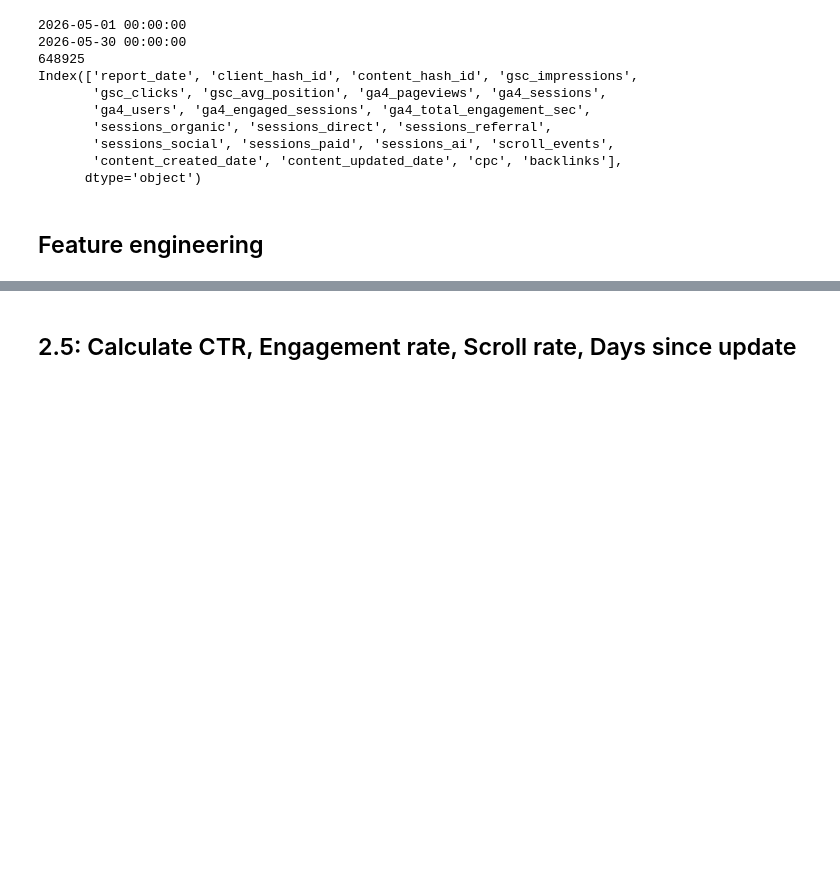
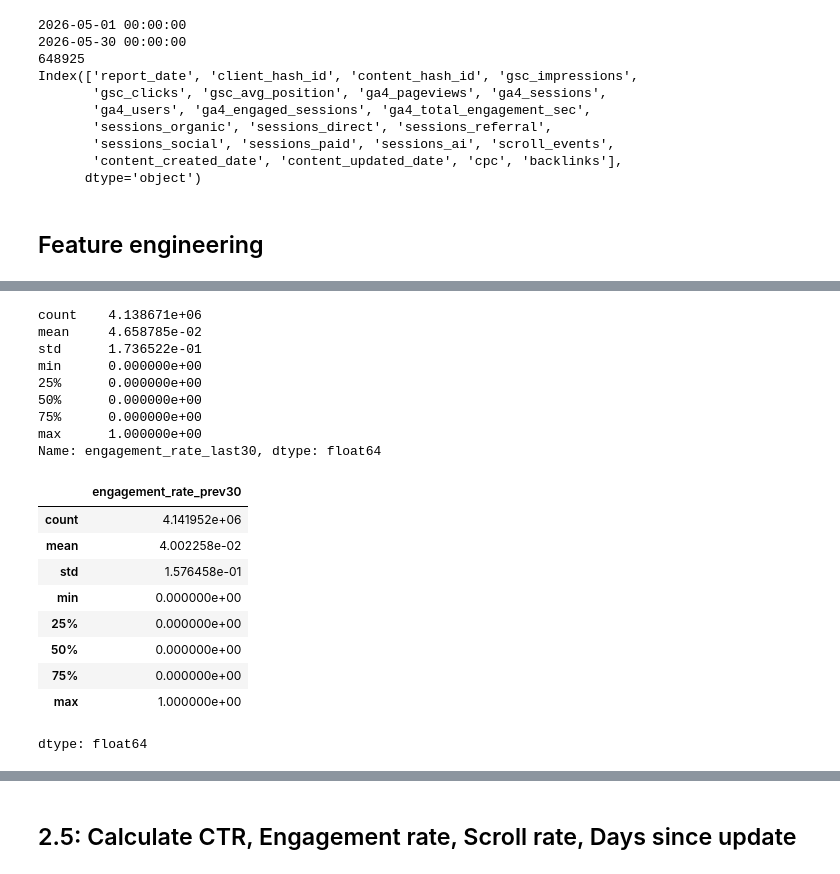
Before and after one commit to MuhammadFaizan0023/FlyRank_ML_internship_repo, a Jupyter notebook: work/notebooks/w04_baseline_score.ipynb, the cells around one changed output, grey strips where cells are left out. Saved outputs shown, nothing was run; the diff lists cells and outputs as text; code cells hidden in the pictures; blank space fills up the shorter version.

```diff
--- a/work/notebooks/w04_baseline_score.ipynb
+++ b/work/notebooks/w04_baseline_score.ipynb
@@ -503,0 +602,23 @@ features_column.tail(10)
+# %%
+print(features_column["engagement_rate_last30"].describe())
+features_column["engagement_rate_prev30"].describe()
+# %% [output]
+count    4.138671e+06
+mean     4.658785e-02
+std      1.736522e-01
+min      0.000000e+00
+25%      0.000000e+00
+50%      0.000000e+00
+75%      0.000000e+00
+max      1.000000e+00
+Name: engagement_rate_last30, dtype: float64
+|  | engagement_rate_prev30 |
+| count | 4.141952e+06 |
+| mean | 4.002258e-02 |
+| std | 1.576458e-01 |
+| min | 0.000000e+00 |
+| 25% | 0.000000e+00 |
+| 50% | 0.000000e+00 |
+| 75% | 0.000000e+00 |
+| max | 1.000000e+00 |
+dtype: float64
```
Also changed, not shown: parts of 24 cells of this notebook.
